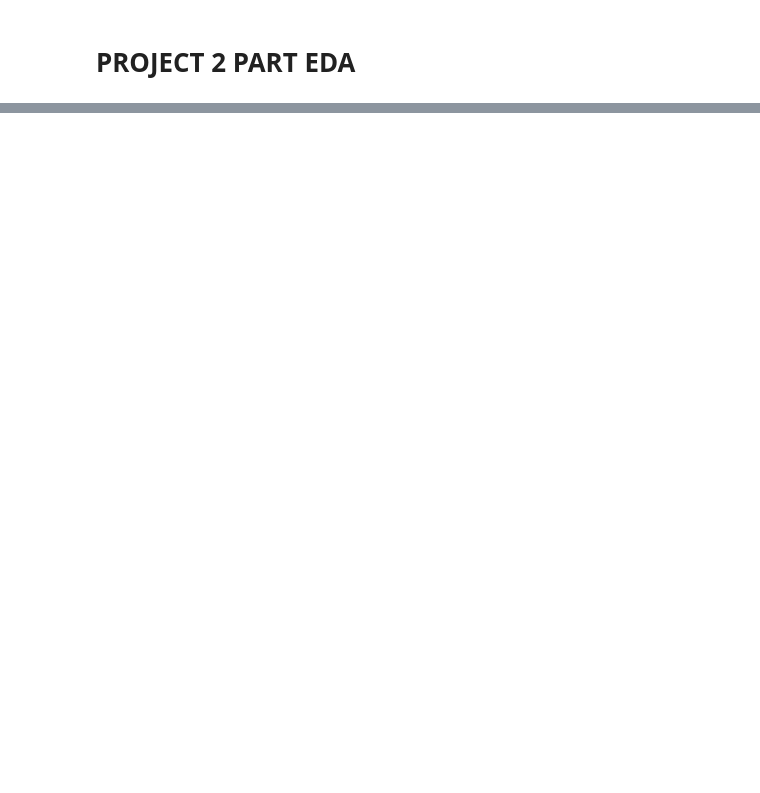
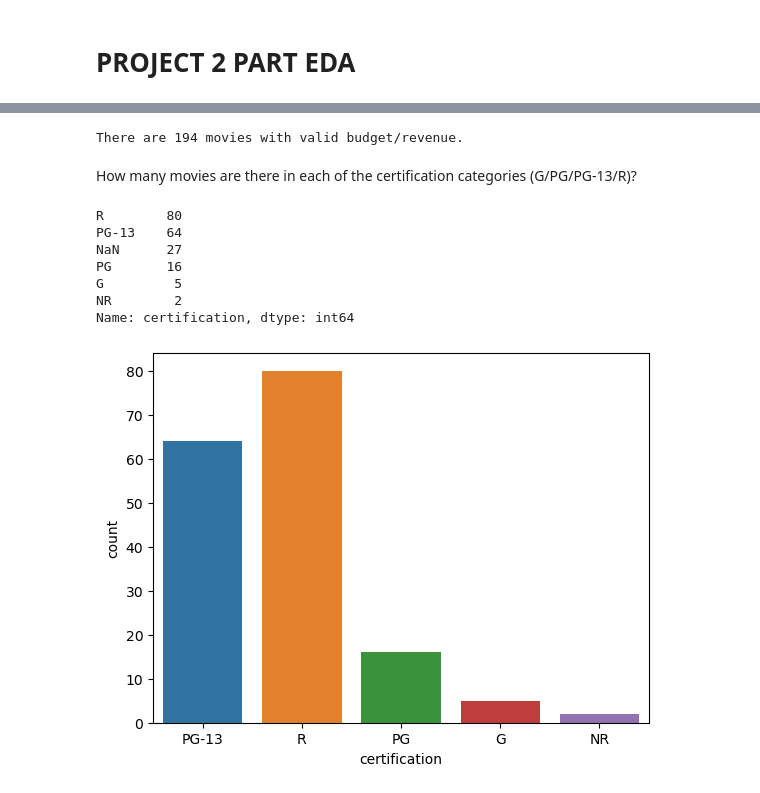
Before and after one commit to brittanymlassiter/Project-2, a Jupyter notebook: Project 2 Part 3A EDA.ipynb, the cells around one changed output, grey strips where cells are left out. Drawn from its saved outputs; the diff is of its cells as text; code cells hidden in the pictures; blank space fills up the shorter version.

```diff
--- a/Project 2 Part 3A EDA.ipynb
+++ b/Project 2 Part 3A EDA.ipynb
@@ -41,0 +44,3 @@ NameError: name 'files' is not defined
+# %%
+filter_budget = df['budget'] >0
+filter_budget.sum()
@@ -41,0 +49,3 @@ NameError: name 'files' is not defined
+# %%
+filter_revenue = df['revenue'] >0
+filter_revenue.sum()
@@ -41,0 +54,3 @@ NameError: name 'files' is not defined
+# %%
+filter_financial = filter_revenue & filter_budget
+filter_financial.sum()
@@ -41,0 +59,4 @@ NameError: name 'files' is not defined
+# %%
+# Remove any movies with 0's for budget AND revenue from the remaining visualizations.
+df = df[filter_financial]
+df
@@ -41,0 +77,18 @@ NameError: name 'files' is not defined
+# %%
+print(f"There are {len(df)} movies with valid budget/revenue.")
+# %% [output]
+There are 194 movies with valid budget/revenue.
+# %% [markdown]
+How many movies are there in each of the certification categories (G/PG/PG-13/R)?
+# %%
+sns.countplot(data=df, x='certification');
+df['certification'].value_counts(dropna=False)
+# %% [output]
+R        80
+PG-13    64
+NaN      27
+PG       16
+G         5
+NR        2
+Name: certification, dtype: int64
+[figure, added]
```
Also changed, not shown: parts of 26 cells of this notebook, 4 other files.
